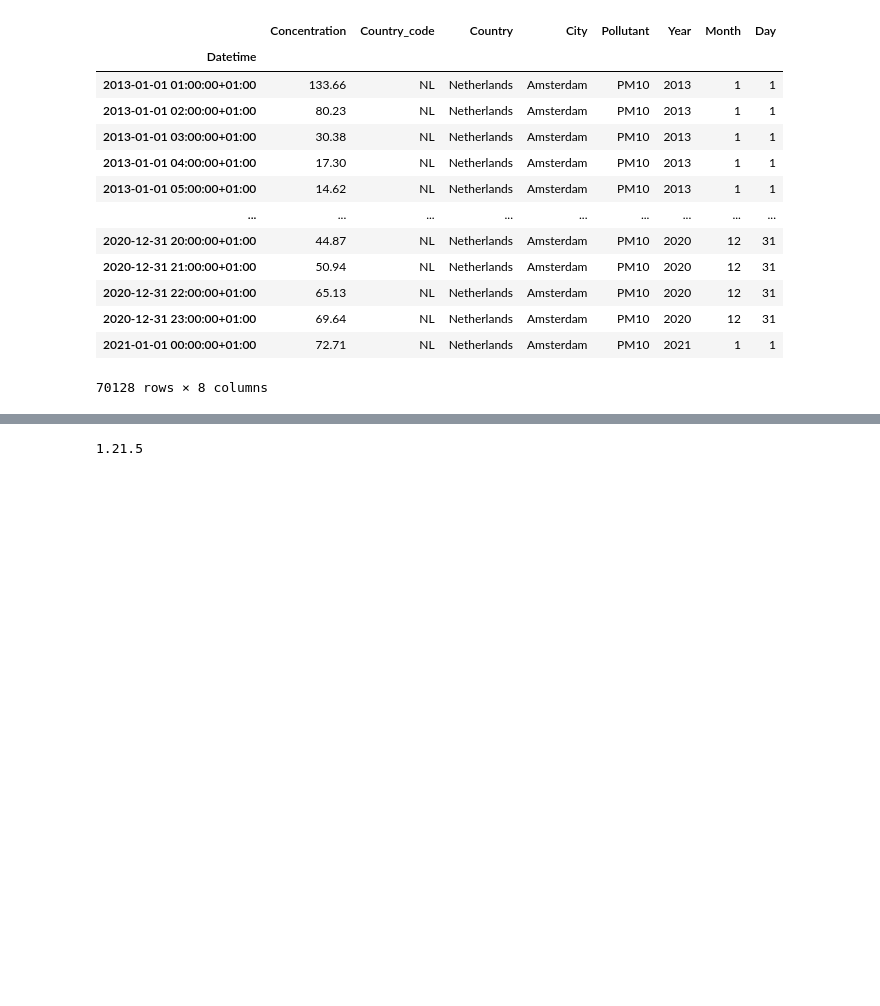
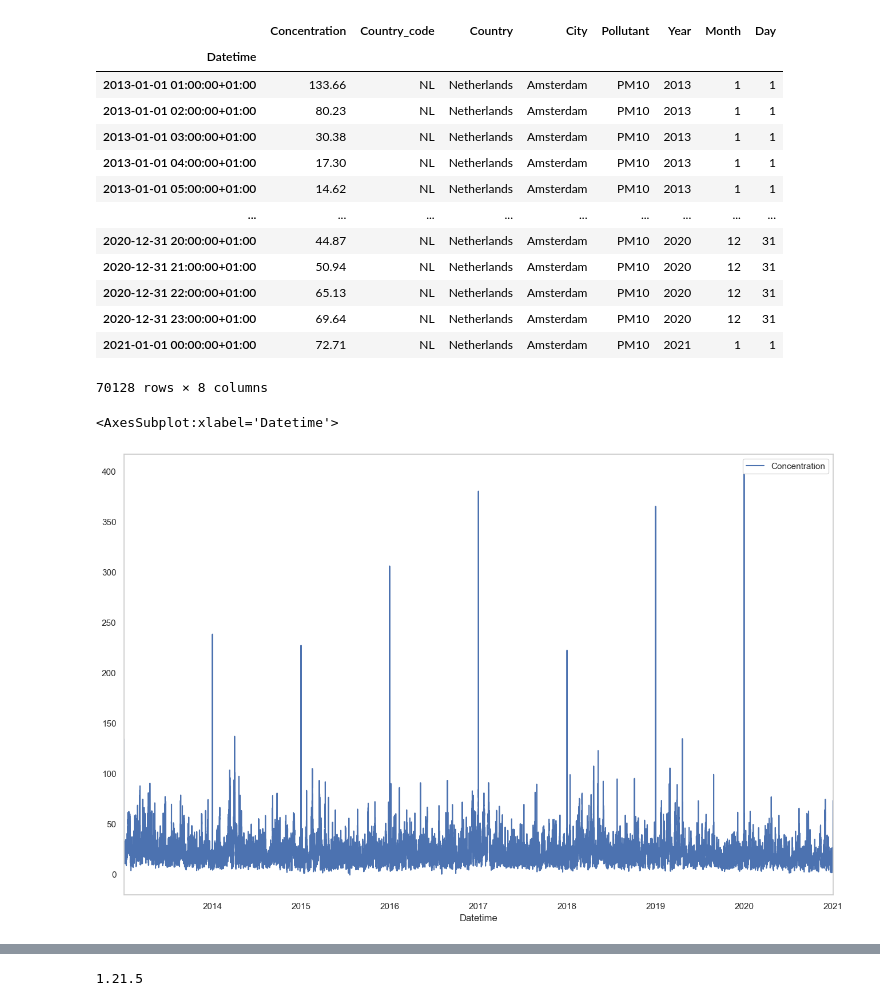
Before and after one commit to mplanasgit/Ironhack-Final-Project, a Jupyter notebook: src/EDA.ipynb, the cells around one changed output, grey strips where cells are left out. Drawn from its saved outputs; the diff is of its cells as text; code cells hidden in the pictures; blank space fills up the shorter version.

```diff
--- a/src/EDA.ipynb
+++ b/src/EDA.ipynb
@@ -846,4 +847,9 @@ test2
 | 2020-12-31 23:00:00+01:00 | 69.64 | NL | Netherlands | Amsterdam | PM10 | 2020 | 12 | 31 |
 | 2021-01-01 00:00:00+01:00 | 72.71 | NL | Netherlands | Amsterdam | PM10 | 2021 | 1 | 1 |
 70128 rows × 8 columns
+# %%
+test2.plot(y='Concentration')
+# %% [output]
+<AxesSubplot:xlabel='Datetime'>
+[figure, added]
 # %%
```
Also changed, not shown: parts of 5 cells of this notebook, 1 other file.
